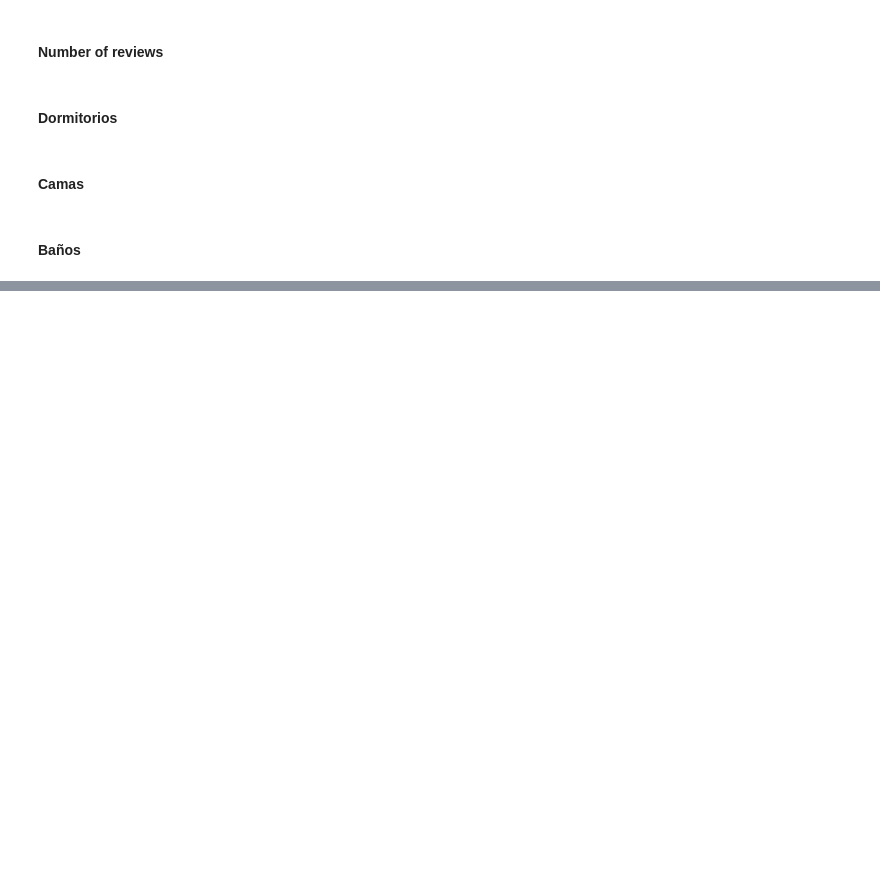
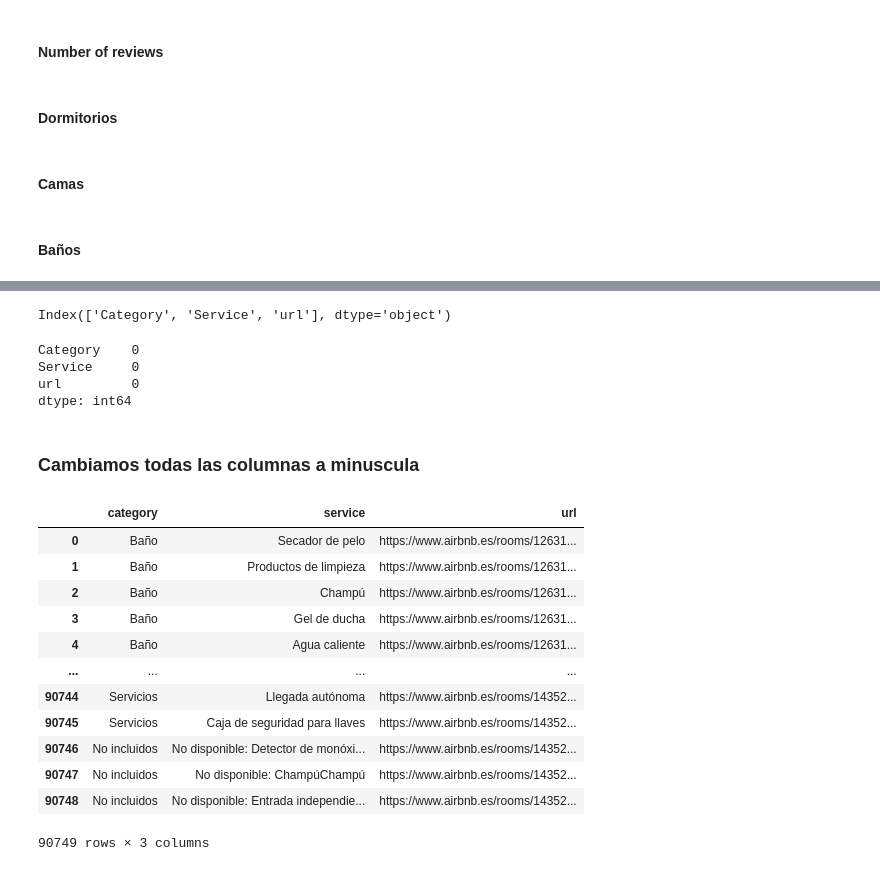
Before and after one commit to DiogoBernardoPT/Proyecto-Final-Bootcamp---Dream-Team, a Jupyter notebook: ETL - Fase 2 - Limpieza.ipynb, the cells around one changed output, grey strips where cells are left out. Saved outputs shown, nothing was run; the diff lists cells and outputs as text; code cells hidden in the pictures; blank space fills up the shorter version.

```diff
--- a/ETL - Fase 2 - Limpieza.ipynb
+++ b/ETL - Fase 2 - Limpieza.ipynb
@@ -220,0 +237,2 @@ df.to_csv('df_final_cleaned.csv', index=False)
+# %%
+df_servicios = pd.read_csv('data/df_servicios_V3.csv')
@@ -220,0 +273,30 @@ df.to_csv('df_final_cleaned.csv', index=False)
+# %%
+df_servicios.columns
+# %% [output]
+Index(['Category', 'Service', 'url'], dtype='object')
+# %%
+df_servicios.isna().sum()
+# %% [output]
+Category    0
+Service     0
+url         0
+dtype: int64
+# %% [markdown]
+### Cambiamos todas las columnas a minuscula ###
+# %%
+df_servicios.columns = df_servicios.columns.str.lower()
+df_servicios
+# %% [output]
+|  | category | service | url |
+| 0 | Baño | Secador de pelo | https://www.airbnb.es/rooms/12631... |
+| 1 | Baño | Productos de limpieza | https://www.airbnb.es/rooms/12631... |
+| 2 | Baño | Champú | https://www.airbnb.es/rooms/12631... |
+| 3 | Baño | Gel de ducha | https://www.airbnb.es/rooms/12631... |
+| 4 | Baño | Agua caliente | https://www.airbnb.es/rooms/12631... |
+| ... | ... | ... | ... |
+| 90744 | Servicios | Llegada autónoma | https://www.airbnb.es/rooms/14352... |
+| 90745 | Servicios | Caja de seguridad para llaves | https://www.airbnb.es/rooms/14352... |
+| 90746 | No incluidos | No disponible: Detector de monóxi... | https://www.airbnb.es/rooms/14352... |
+| 90747 | No incluidos | No disponible: ChampúChampú | https://www.airbnb.es/rooms/14352... |
+| 90748 | No incluidos | No disponible: Entrada independie... | https://www.airbnb.es/rooms/14352... |
+90749 rows × 3 columns
```
Also changed, not shown: parts of 44 cells of this notebook, 3 other files.
